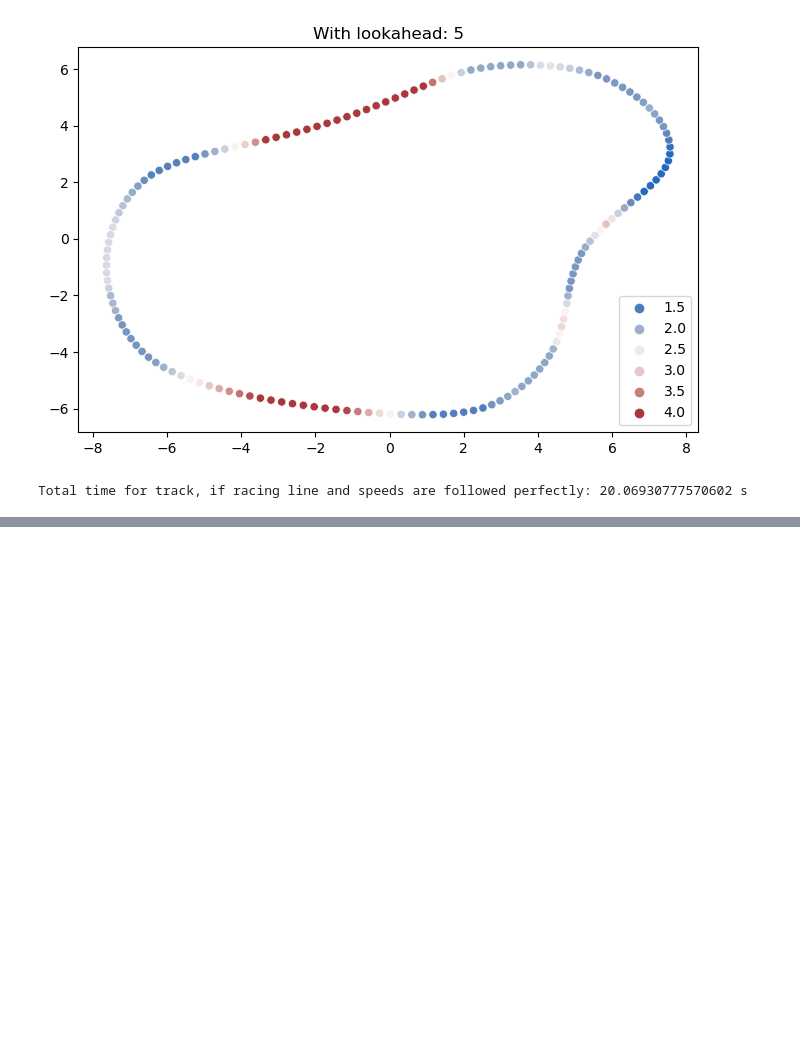
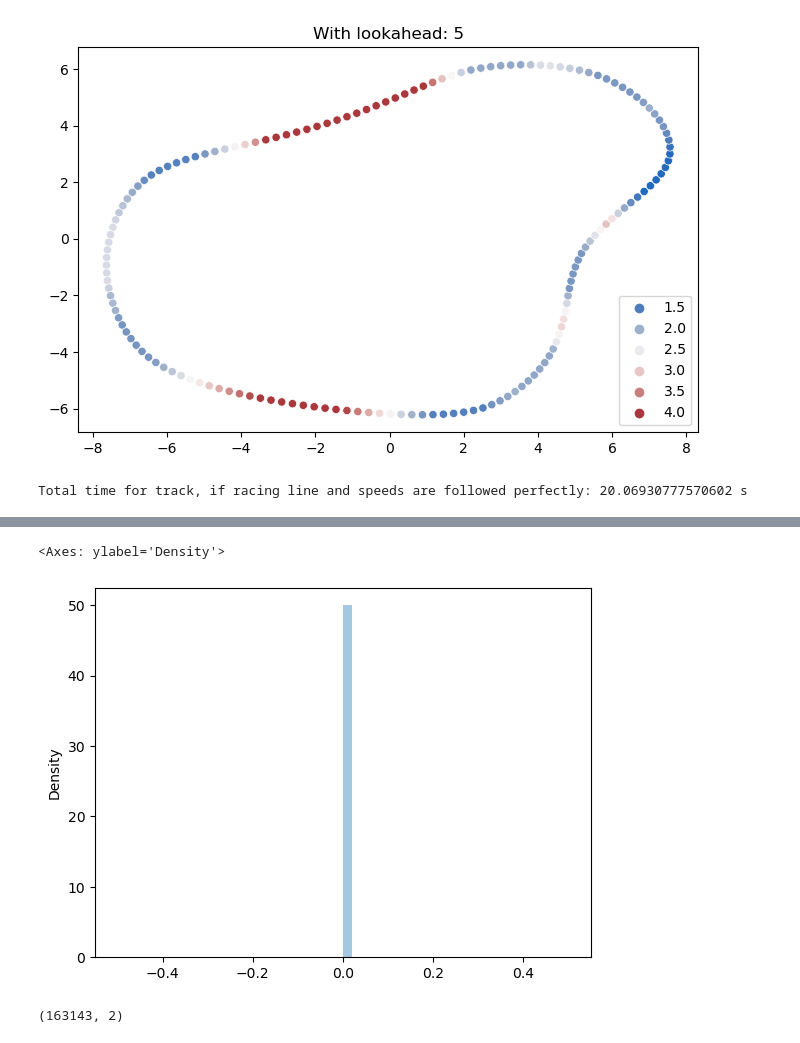
Before and after one commit to jagadeeshkmanne/aws-deep-racer, a Jupyter notebook: Race-Line-Calculation.ipynb, the cells around one changed output, grey strips where cells are left out. Drawn from its saved outputs; the diff is of its cells as text; code cells hidden in the pictures; blank space fills up the shorter version.

```diff
--- a/Race-Line-Calculation.ipynb
+++ b/Race-Line-Calculation.ipynb
@@ -446,0 +527,41 @@ Total time for track, if racing line and speeds are followed perfectly: 20.06930
+# %%
+# Velocity: Find standard deviation so that probability of >0.25m/s deviation is 0%
+# Note: Here, probability is set to 0%, so no noise regarding velocity
+velocity_sd = -0.25 / stats.norm.ppf(0.00)
+velocity_sd
+sns.distplot(np.random.normal(0,velocity_sd,10000))
+# %% [output]
+<Axes: ylabel='Density'>
+[figure, added]
+# %%
+all_actions_norm = all_actions.copy()
+
+all_actions_norm_len = len(all_actions_norm)
+resample_size = 1000
+
+# Add gaussian noise to action space
+for i in range(all_actions_norm_len):
+    v_true = all_actions_norm.iloc[i]["velocity"]
+    s_true = all_actions_norm.iloc[i]["steering"]
+    v_norm = np.random.normal(loc=v_true, scale=velocity_sd, size=resample_size)
+    s_norm = np.random.normal(loc=s_true, scale=steering_sd, size=resample_size)
+    vs_norm = pd.DataFrame(np.column_stack([v_norm,s_norm]), columns=["velocity","steering"])
+    all_actions_norm = pd.concat([all_actions_norm,vs_norm], axis=0, ignore_index=True)
+
+# Take out actions with max speed, so that they are not affected by gaussian noise
+# We do this because there are disproportionally many points with max speed, so
+# K-Means will focus too much on these
+all_actions_norm = all_actions_norm[all_actions_norm["velocity"] < MAX_SPEED]
+
+# Add initial actions to action space (to make clustering more focused on initial actions)
+add_n_initial_actions = int(resample_size / 8)
+add_initial_actions = pd.DataFrame()
+for i in range(add_n_initial_actions):
+    add_initial_actions = pd.concat([add_initial_actions,all_actions], axis=0, ignore_index=True)
+all_actions_norm = pd.concat([all_actions_norm,add_initial_actions], axis=0, ignore_index=True)
+
+
+# Display actions shape
+all_actions_norm.shape
+# %% [output]
+(163143, 2)
```
Also changed, not shown: parts of 11 cells of this notebook, 1 other file.
